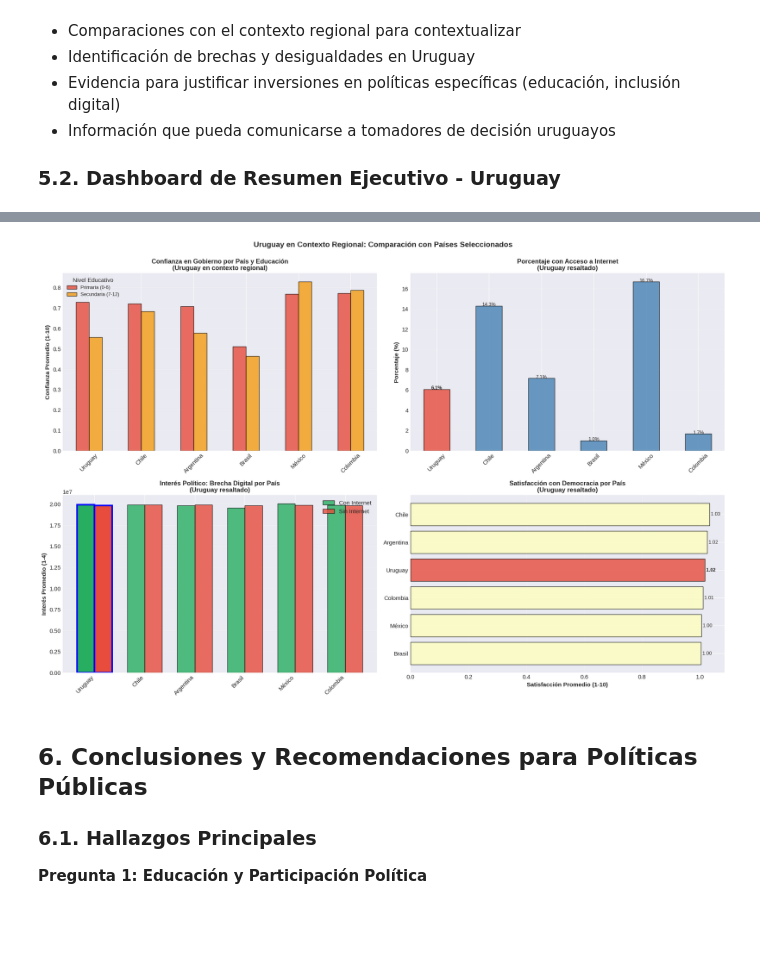
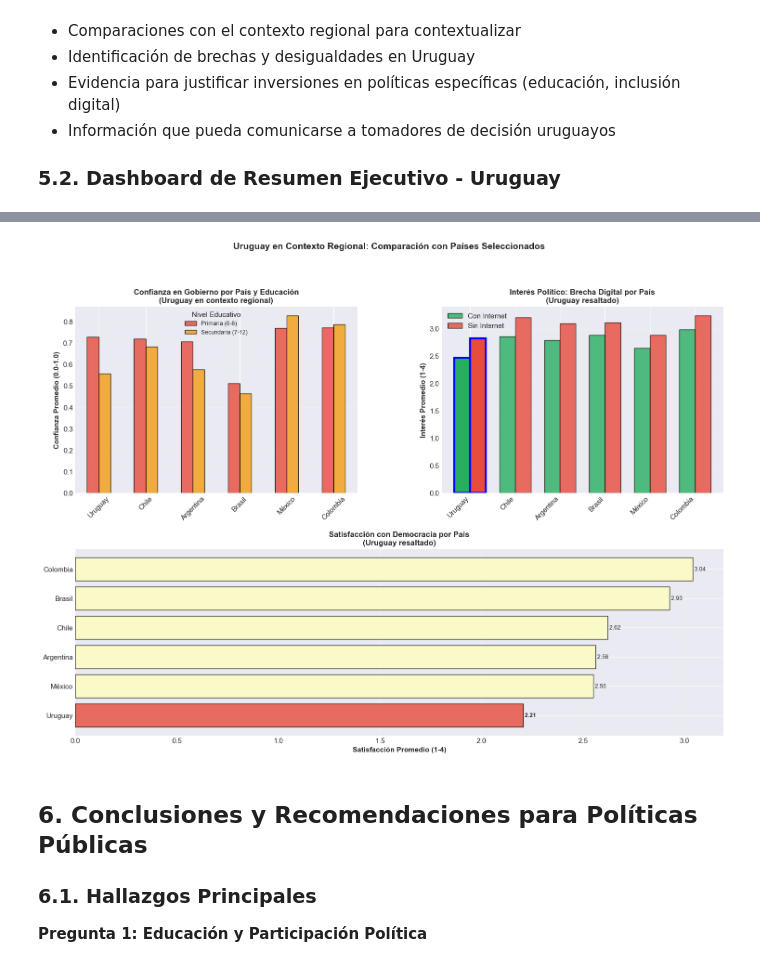
Before and after one commit to Matipousi/Visualization-de-datos-Semestre2, a Jupyter notebook: python/parte3.ipynb, the cells around one changed output, grey strips where cells are left out. Drawn from its saved outputs; the diff is of its cells as text; code cells hidden in the pictures; blank space fills up the shorter version.

```diff
--- a/python/parte3.ipynb
+++ b/python/parte3.ipynb
@@ -906,9 +1133,13 @@ plt.show()
 paises_seleccionados = ['Uruguay', 'Chile', 'Argentina', 'Brasil', 'México', 'Colombia']
 df_seleccion = df[df['Country Name'].isin(paises_seleccionados)]
 
-fig, axes = plt.subplots(2, 2, figsize=(18, 12))
+# Crear layout personalizado: 2 filas, 2 columnas en la primera fila, 1 columna en la segunda
+from matplotlib.gridspec import GridSpec
+fig = plt.figure(figsize=(18, 12))
+gs = GridSpec(2, 2, figure=fig, hspace=0.3, wspace=0.3)
 
-# 1. Confianza en gobierno por país y educación (Uruguay resaltado)
+# 1. Confianza en gobierno por país y educación (Uruguay resaltado) - Top left
+ax1 = fig.add_subplot(gs[0, 0])
 pivot_pais_educ = df_seleccion.pivot_table(
     values='confianza_gobierno',
     index='Country Name',
@@ -917,77 +1148,63 @@ pivot_pais_educ = df_seleccion.pivot_table(
 )
 pivot_pais_educ = pivot_pais_educ.reindex(paises_seleccionados)
 colors_pais = ['#e74c3c' if pais == 'Uruguay' else '#3498db' for pais in pivot_pais_educ.index]
-pivot_pais_educ.plot(kind='bar', ax=axes[0, 0], color=['#e74c3c', '#f39c12', '#27ae60'],
+pivot_pais_educ.plot(kind='bar', ax=ax1, color=['#e74c3c', '#f39c12', '#27ae60'],
                      alpha=0.8, edgecolor='black', linewidth=1)
-axes[0, 0].set_title('Confianza en Gobierno por País y Educación\n(Uruguay en contexto regional)',
+ax1.set_title('Confianza en Gobierno por País y Educación\n(Uruguay en contexto regional)',
                      fontweight='bold', fontsize=12)
-axes[0, 0].set_ylabel('Confianza Promedio (1-10)', fontweight='bold')
-axes[0, 0].set_xlabel('')
-axes[0, 0].legend(title='Nivel Educativo', fontsize=9)
-axes[0, 0].grid(axis='y', alpha=0.3)
-axes[0, 0].tick_params(axis='x', rotation=45)
+ax1.set_ylabel('Confianza Promedio (0.0-1.0)', fontweight='bold')
+ax1.set_xlabel('')
+ax1.legend(title='Nivel Educativo', fontsize=9)
+ax1.grid(axis='y', alpha=0.3)
+ax1.tick_params(axis='x', rotation=45)
 
-# 2. Acceso a internet por país (Uruguay resaltado)
-acceso_paises = df_seleccion.groupby('Country Name')['tiene_internet'].value_counts(normalize=True).unstack() * 100
-acceso_paises = acceso_paises.reindex(paises_seleccionados)
-colors_acceso = ['#e74c3c' if pais == 'Uruguay' else 'steelblue' for pais in acceso_paises.index]
-acceso_paises['Sí'].plot(kind='bar', ax=axes[0, 1], color=colors_acceso, alpha=0.8,
-                         edgecolor='black', linewidth=1)
-axes[0, 1].set_title('Porcentaje con Acceso a Internet\n(Uruguay resaltado)',
-                     fontweight='bold', fontsize=12)
-axes[0, 1].set_ylabel('Porcentaje (%)', fontweight='bold')
-axes[0, 1].set_xlabel('')
-axes[0, 1].grid(axis='y', alpha=0.3)
-axes[0, 1].tick_params(axis='x', rotation=45)
-for i, (pais, v) in enumerate(zip(acceso_paises.index, acceso_paises['Sí'])):
-    fontweight = 'bold' if pais == 'Uruguay' else 'normal'
-    axes[0, 1].text(i, v, f'\n{v:.1f}%', ha='center', fontweight=fontweight, fontsize=9)
-
-# 3. Interés político: con vs sin internet por país (Uruguay resaltado)
+# 2. Interés político: con vs sin internet por país (Uruguay resaltado) - Top right
+ax2 = fig.add_subplot(gs[0, 1])
 interes_internet = df_seleccion.groupby(['Country Name', 'tiene_internet'])['interes_politica'].mean().unstack()
 interes_internet = interes_internet.reindex(paises_seleccionados)
 x = np.arange(len(paises_seleccionados))
 width = 0.35
-axes[1, 0].bar(x - width/2, interes_internet['Sí'], width, label='Con Internet',
+ax2.bar(x - width/2, interes_internet['Sí'], width, label='Con Internet',
                 color='#27ae60', alpha=0.8, edgecolor='black')
-axes[1, 0].bar(x + width/2, interes_internet['No'], width, label='Sin Internet',
+ax2.bar(x + width/2, interes_internet['No'], width, label='Sin Internet',
                 color='#e74c3c', alpha=0.8, edgecolor='black')
 # Resaltar barras de Uruguay
 uruguay_idx = paises_seleccionados.index('Uruguay')
-axes[1, 0].bar(uruguay_idx - width/2, interes_internet.loc['Uruguay', 'Sí'], width,
+ax2.bar(uruguay_idx - width/2, interes_internet.loc['Uruguay', 'Sí'], width,
                 color='#27ae60', alpha=1, edgecolor='blue', linewidth=3)
-axes[1, 0].bar(uruguay_idx + width/2, interes_internet.loc['Uruguay', 'No'], width,
+ax2.bar(uruguay_idx + width/2, interes_internet.loc['Uruguay', 'No'], width,
                 color='#e74c3c', alpha=1, edgecolor='blue', linewidth=3)
-axes[1, 0].set_title('Interés Político: Brecha Digital por País\n(Uruguay resaltado)',
+ax2.set_title('Interés Político: Brecha Digital por País\n(Uruguay resaltado)',
                      fontweight='bold', fontsize=12)
-axes[1, 0].set_ylabel('Interés Promedio (1-4)', fontweight='bold')
-axes[1, 0].set_xlabel('')
-axes[1, 0].set_xticks(x)
-axes[1, 0].set_xticklabels(paises_seleccionados, rotation=45, ha='right')
-axes[1, 0].legend()
-axes[1, 0].grid(axis='y', alpha=0.3)
+ax2.set_ylabel('Interés Promedio (1-4)', fontweight='bold')
+ax2.set_xlabel('')
+ax2.set_xticks(x)
+ax2.set_xticklabels(paises_seleccionados, rotation=45, ha='right')
+ax2.legend()
+ax2.grid(axis='y', alpha=0.3)
 
-# 4. Satisfacción con democracia por país (Uruguay resaltado)
+# 3. Satisfacción con democracia por país (Uruguay resaltado) - Bottom, spanning full width
+ax3 = fig.add_subplot(gs[1, :])
 satisfaccion_pais = df_seleccion.groupby('Country Name')['satisfaccion_democracia'].mean()
 satisfaccion_pais = satisfaccion_pais.reindex(paises_seleccionados).sort_values()
 colors_satisf = ['#e74c3c' if pais == 'Uruguay' else plt.cm.RdYlGn(0.5)
                  for pais in satisfaccion_pais.index]
-axes[1, 1].barh(satisfaccion_pais.index, satisfaccion_pais.values,
+ax3.barh(satisfaccion_pais.index, satisfaccion_pais.values,
                 color=colors_satisf, alpha=0.8, edgecolor='black', linewidth=1)
-axes[1, 1].set_title('Satisfacción con Democracia por País\n(Uruguay resaltado)',
+ax3.set_title('Satisfacción con Democracia por País\n(Uruguay resaltado)',
                      fontweight='bold', fontsize=12)
-axes[1, 1].set_xlabel('Satisfacción Promedio (1-10)', fontweight='bold')
-axes[1, 1].grid(axis='x', alpha=0.3)
+ax3.set_xlabel('Satisfacción Promedio (1-4)', fontweight='bold')
+ax3.grid(axis='x', alpha=0.3)
 for i, (pais, v) in enumerate(zip(satisfaccion_pais.index, satisfaccion_pais.values)):
     fontweight = 'bold' if pais == 'Uruguay' else 'normal'
-    axes[1, 1].text(v, i, f' {v:.2f}', va='center', fontweight=fontweight, fontsize=9)
+    ax3.text(v, i, f' {v:.2f}', va='center', fontweight=fontweight, fontsize=9)
 
 plt.suptitle('Uruguay en Contexto Regional: Comparación con Países Seleccionados',
              fontsize=14, fontweight='bold', y=0.995)
 plt.tight_layout()
 plt.show()
 # %% [output]
-[figure, old version]
+[figure, new version]
 # %% [markdown]
 ## 6. Conclusiones y Recomendaciones para Políticas Públicas
 
```
Also changed, not shown: parts of 17 cells of this notebook, 5 other files.
